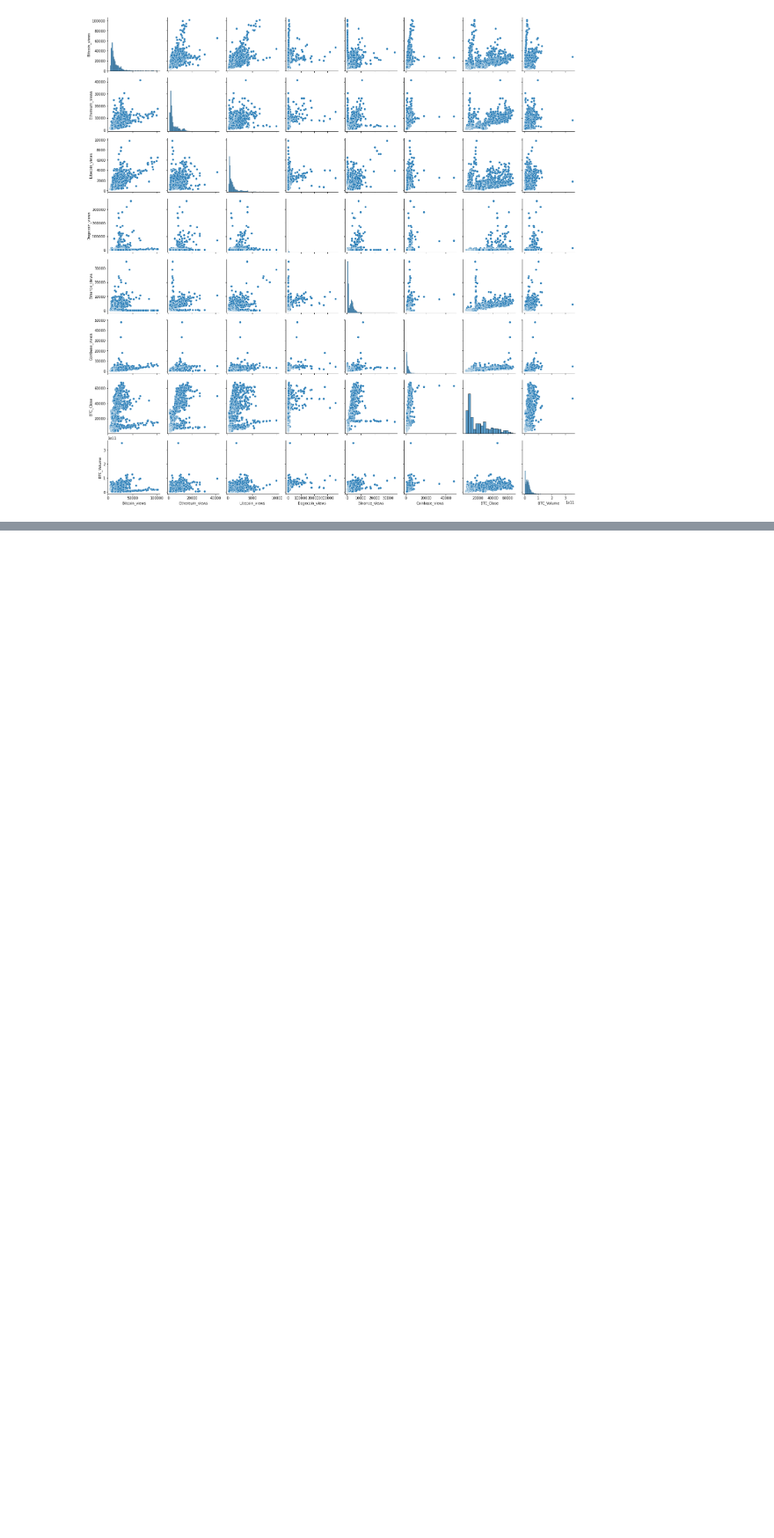
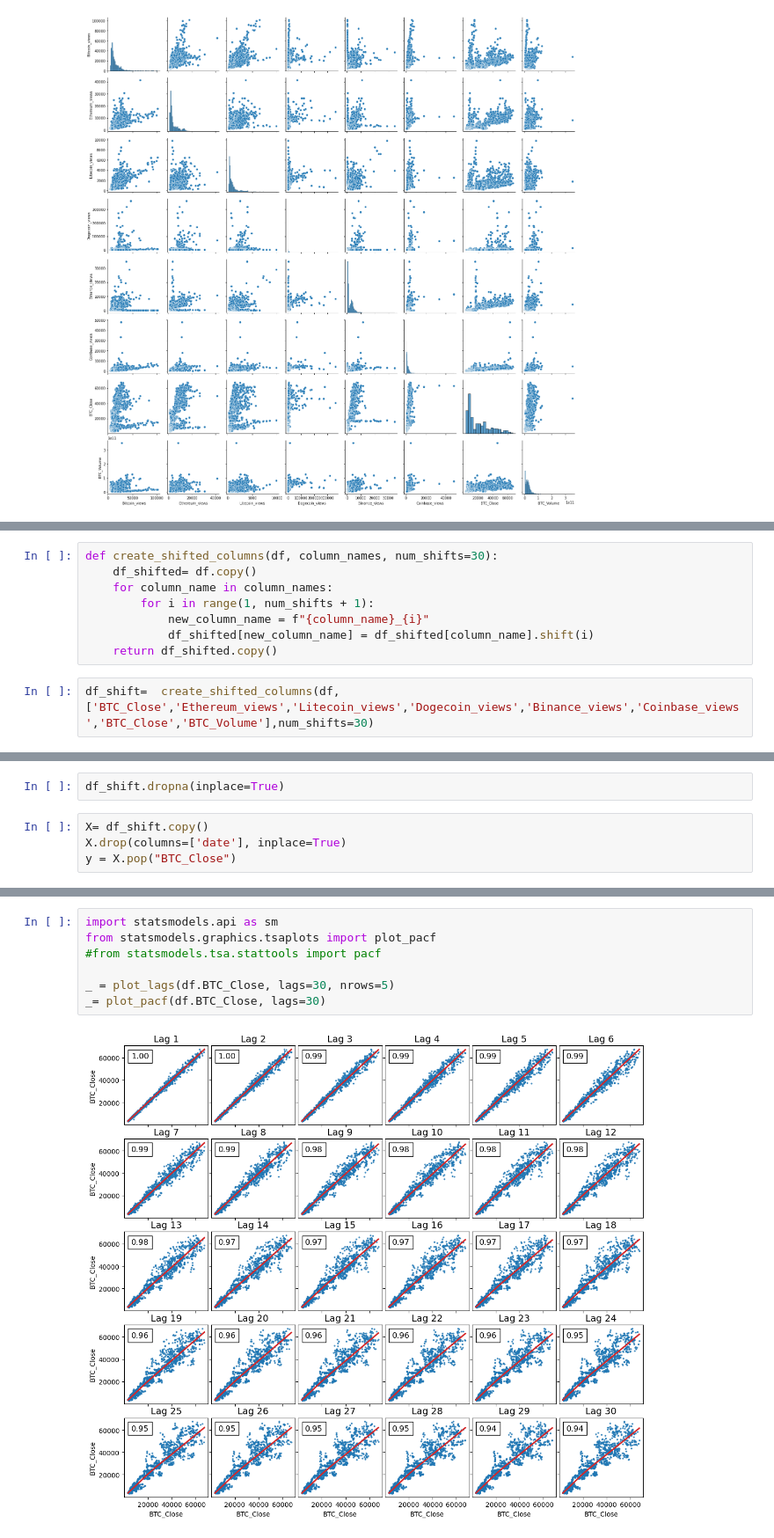
Before and after one commit to apsinghAnalytics/WikiViewsCryptoPriceTrendAnalysis, a Jupyter notebook: EDAandModel.ipynb, the cells around one changed output, grey strips where cells are left out. Shown at 88% size. Cells and saved outputs as stored; diff of their text form; blank space fills up the shorter version.

```diff
--- a/EDAandModel.ipynb
+++ b/EDAandModel.ipynb
@@ -42,0 +61,10 @@ sns.pairplot(df)
+# %%
+def create_shifted_columns(df, column_names, num_shifts=30):
+    df_shifted= df.copy()
+    for column_name in column_names:
+        for i in range(1, num_shifts + 1):
+            new_column_name = f"{column_name}_{i}"
+            df_shifted[new_column_name] = df_shifted[column_name].shift(i)
+    return df_shifted.copy()
+# %%
+df_shift=  create_shifted_columns(df,['BTC_Close','Ethereum_views','Litecoin_views','Dogecoin_views','Binance_views','Coinbase_views','BTC_Close','BTC_Volume'],num_shifts=30)
@@ -42,0 +79,6 @@ sns.pairplot(df)
+# %%
+df_shift.dropna(inplace=True)
+# %%
+X= df_shift.copy()
+X.drop(columns=['date'], inplace=True)
+y = X.pop("BTC_Close")
@@ -42,0 +170,9 @@ sns.pairplot(df)
+# %%
+import statsmodels.api as sm
+from statsmodels.graphics.tsaplots import plot_pacf
+#from statsmodels.tsa.stattools import pacf
+
+_ = plot_lags(df.BTC_Close, lags=30, nrows=5)
+_= plot_pacf(df.BTC_Close, lags=30)
+# %% [output]
+[figure, added]
```
Also changed, not shown: parts of 21 cells of this notebook.
